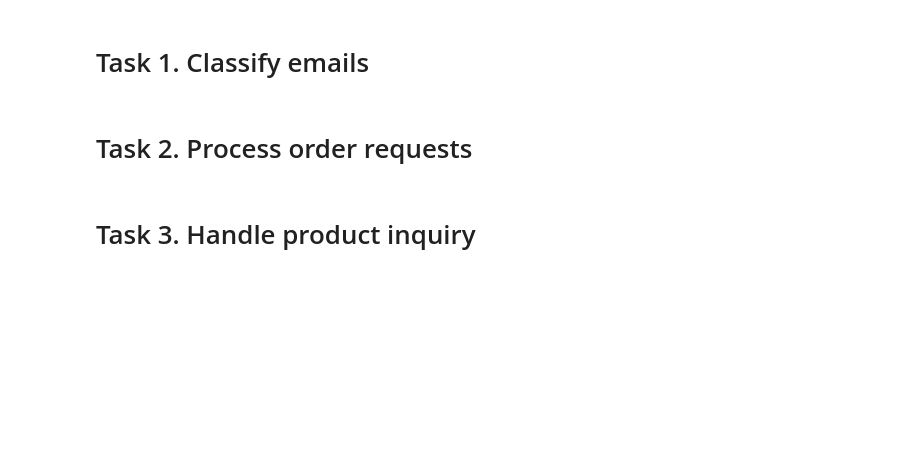
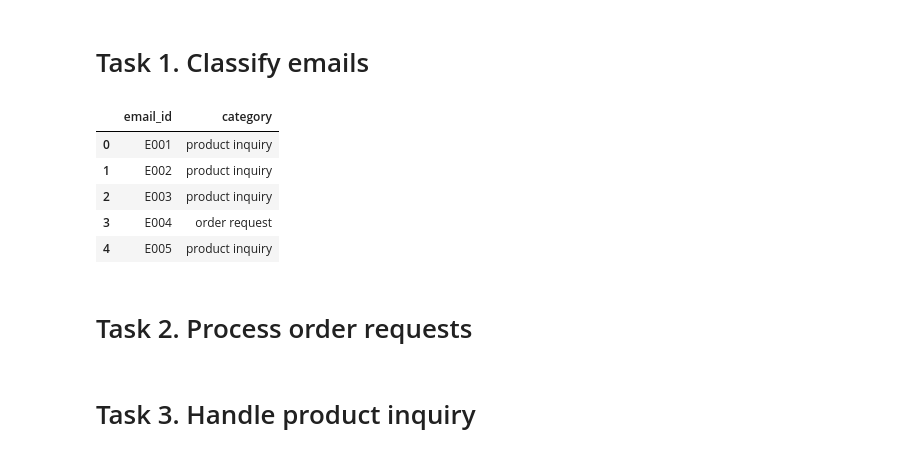
Before and after one commit to theotherpablo/ws-eng-conduit-ai-assessment, a Jupyter notebook: Solving_Business_Problems_with_AI.ipynb, the cells around one changed output. Drawn from its saved outputs; the diff is of its cells as text; code cells hidden in the pictures; blank space fills up the shorter version.

```diff
--- a/Solving_Business_Problems_with_AI.ipynb
+++ b/Solving_Business_Problems_with_AI.ipynb
@@ -123,5 +169,30 @@ display(emails_df.head(3))
 # %% [markdown]
 # Task 1. Classify emails
+# %%
+import pandas as pd
+from IPython.display import display
+
+def read_data_frame(document_id, sheet_name):
+    export_link = f"https://docs.google.com/spreadsheets/d/{document_id}/gviz/tq?tqx=out:csv&sheet={sheet_name}"
+    return  pd.read_csv(export_link)
+
+document_id = '14fKHsblfqZfWj3iAaM2oA51TlYfQlFT4WKo52fVaQ9U'
+products_df = read_data_frame(document_id, 'products')
+emails_df = read_data_frame(document_id, 'emails')
+
+# prompt: classify each email inside emails_df into two categories: "product inquiry" and "order request" based on the subject field. If emails_df include the word "order" or "ordering" then classify it as "order request" otherwise add it to "product inquiry"
+
+# Handle potential non-string values in the 'subject' column
+emails_df['category'] = emails_df['subject'].apply(lambda x: 'order request' if isinstance(x, str) and ('order' in x.lower() or 'ordering' in x.lower()) else 'product inquiry')
+#display(emails_df.head(email_id, category))
+display(emails_df[['email_id', 'category']].head())
+# %% [output]
+|  | email_id | category |
+| 0 | E001 | product inquiry |
+| 1 | E002 | product inquiry |
+| 2 | E003 | product inquiry |
+| 3 | E004 | order request |
+| 4 | E005 | product inquiry |
 # %% [markdown]
 # Task 2. Process order requests
 # %% [markdown]
```
Also changed, not shown: parts of 1 cell of this notebook.
